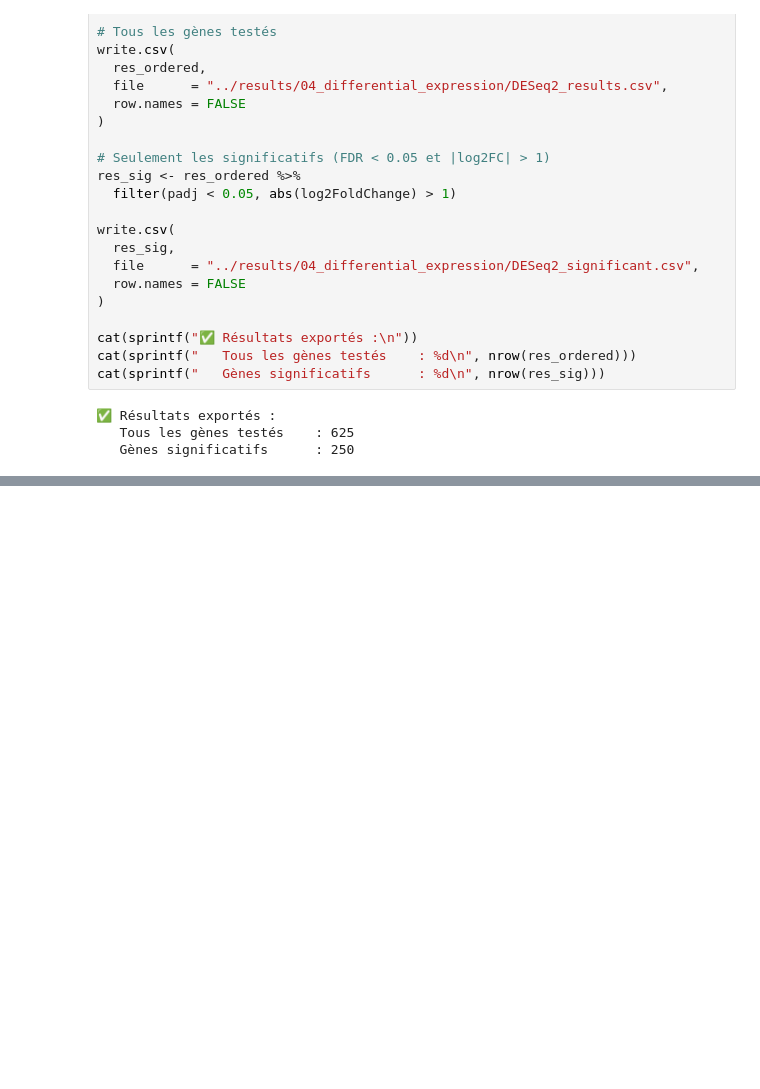
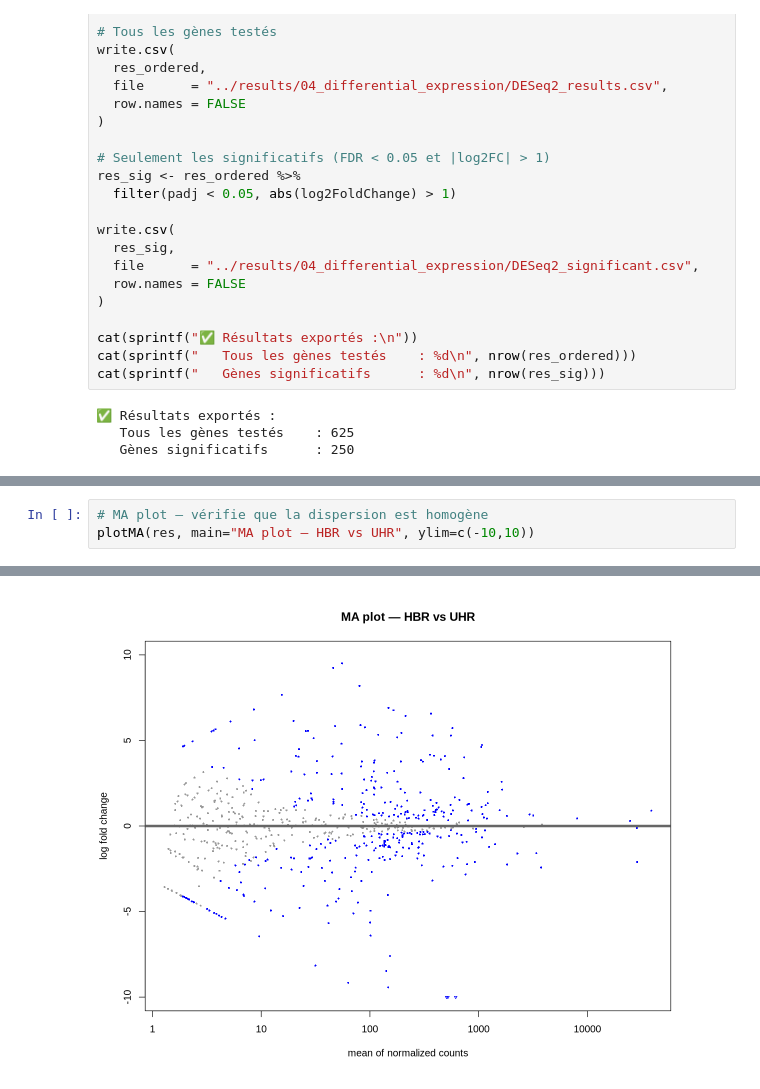
Before and after one commit to arvisjose-coder/rnaseq_analysis, a Jupyter notebook: notebooks/analyse_rnaseq.ipynb, the cells around one changed output, grey strips where cells are left out. Cells and saved outputs as stored; diff of their text form; blank space fills up the shorter version.

```diff
--- a/notebooks/analyse_rnaseq.ipynb
+++ b/notebooks/analyse_rnaseq.ipynb
@@ -764,0 +812,4 @@ cat(sprintf("   Gènes significatifs      : %d\n", nrow(res_sig)))
+# %%
+# MA plot — vérifie que la dispersion est homogène
+plotMA(res, main="MA plot — HBR vs UHR", ylim=c(-10,10))
+# %% [output]
@@ -764,0 +822 @@ cat(sprintf("   Gènes significatifs      : %d\n", nrow(res_sig)))
+[figure, added]
```
Also changed, not shown: parts of 9 cells of this notebook, 46 other files.
